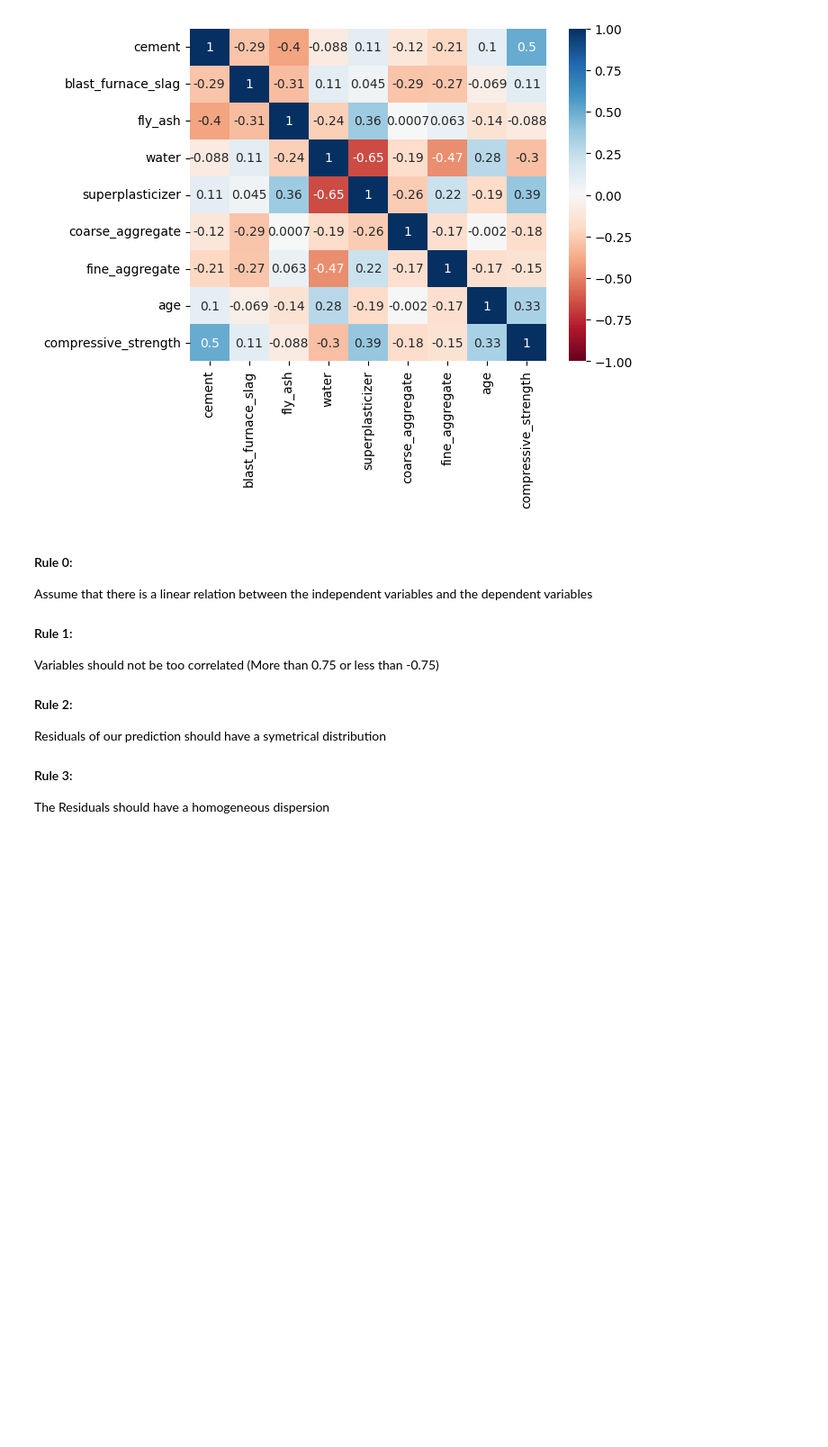
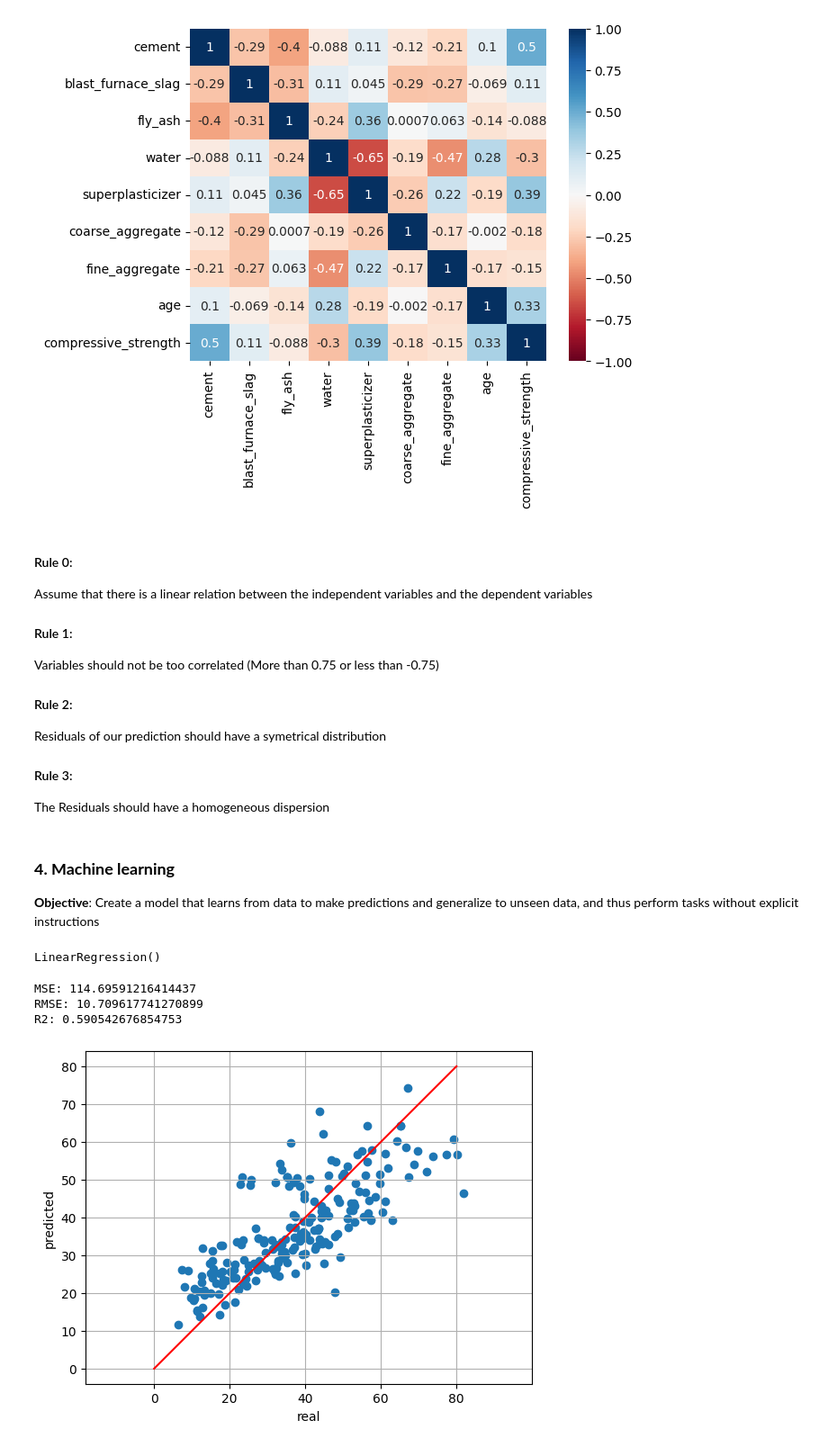
Before and after one commit to nallequintero/4geeks_class, a Jupyter notebook: notebooks/15_regularization.ipynb, the cells around one changed output. Shown at 90% size. Saved outputs shown, nothing was run; the diff lists cells and outputs as text; code cells hidden in the pictures; blank space fills up the shorter version.

```diff
--- a/notebooks/15_regularization.ipynb
+++ b/notebooks/15_regularization.ipynb
@@ -173,3 +173,35 @@ Residuals of our prediction should have a symetrical distribution
 
 #### Rule 3:
 The Residuals should have a homogeneous dispersion
+# %% [markdown]
+### **4. Machine learning**
+**Objective**: Create a model that learns from data to make predictions and generalize to unseen data, and thus perform tasks without explicit instructions
+# %%
+X_train = df_train.drop('compressive_strength', axis=1)
+y_train = df_train['compressive_strength']
+X_test = df_test.drop('compressive_strength', axis=1)
+y_test = df_test['compressive_strength']
+# %%
+lreg = LinearRegression()
+lreg.fit(X_train,y_train)
+# %% [output]
+LinearRegression()
+# %%
+y_hat = lreg.predict(X_test)
+print(f'MSE: {mean_squared_error(y_test, y_hat)}')
+print(f'RMSE: {np.sqrt(mean_squared_error(y_test, y_hat))}')
+print(f'R2: {r2_score(y_test, y_hat)}')
+# %% [output]
+MSE: 114.69591216414437
+RMSE: 10.709617741270899
+R2: 0.590542676854753
+# %%
+plt.scatter(y_test,y_hat)
+plt.plot([0,80],[0,80],color='r')
+plt.xlabel('real')
+plt.ylabel('predicted')
+plt.grid(True)
+plt.axis('equal')
+plt.show()
+# %% [output]
+[figure, added]
```
Also changed, not shown: parts of 4 cells of this notebook.
